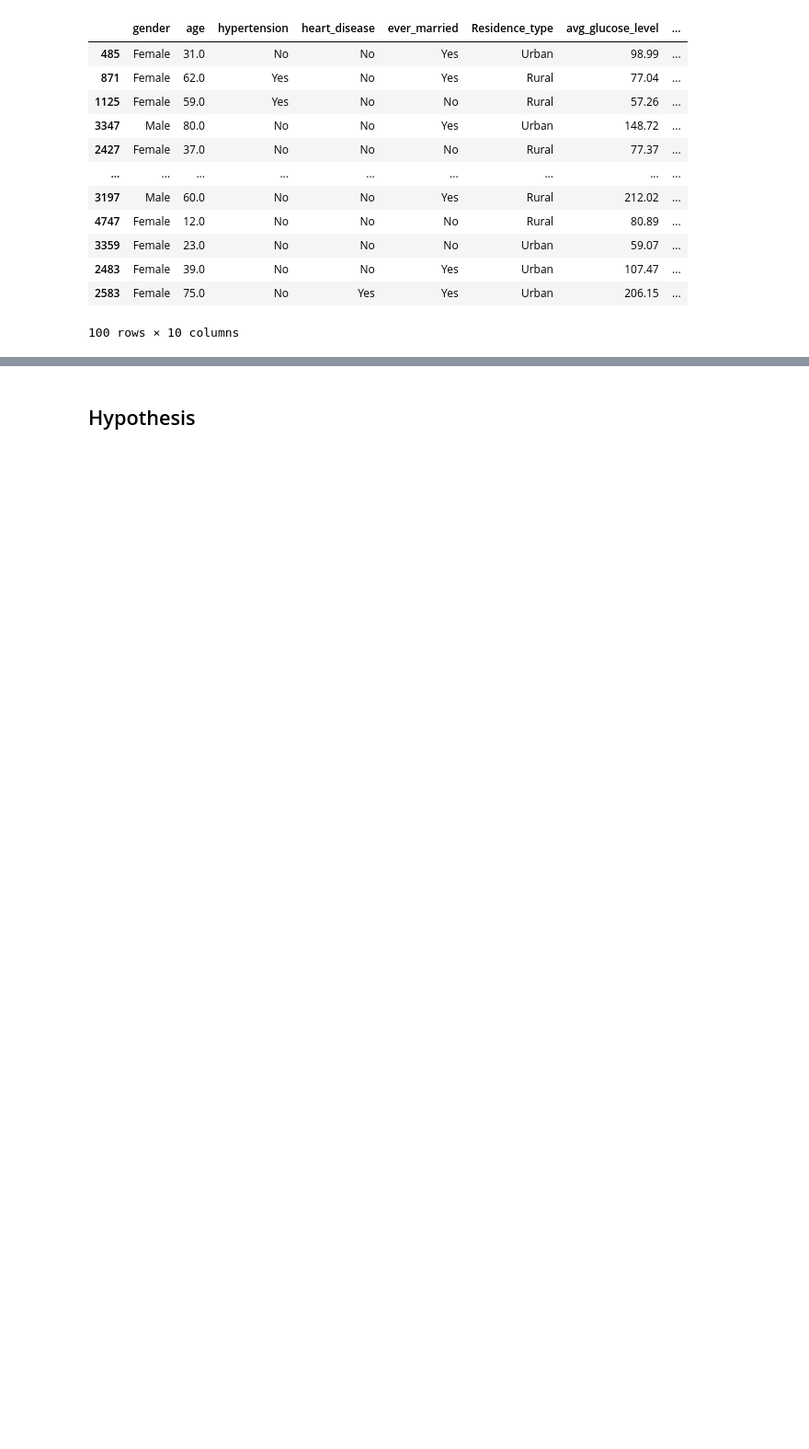
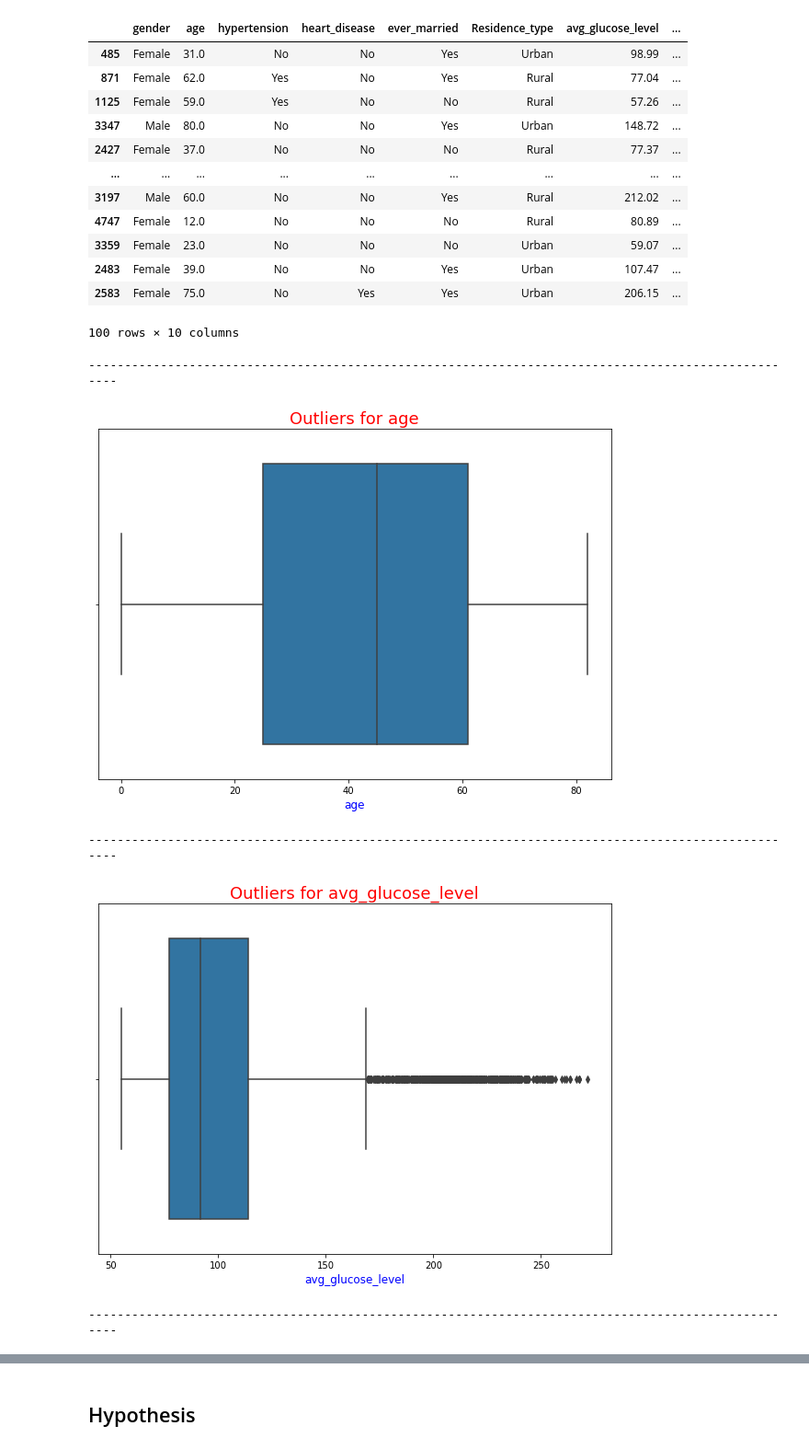
Before and after one commit to iam-niteshhh/IBM_Explanatory_Data_Analysis_for_Machine_Learning, a Jupyter notebook: EDA Assignment.ipynb, the cells around one changed output, grey strips where cells are left out. Shown: that part at 92% size. Cells and saved outputs as stored; diff of their text form; code cells hidden in the pictures; blank space fills up the shorter version.

```diff
--- a/EDA Assignment.ipynb
+++ b/EDA Assignment.ipynb
@@ -281,3 +307,21 @@ sample
 | 2483 | Female | 39.0 | No | No | Yes | Urban | 107.47 | ... |
 | 2583 | Female | 75.0 | No | Yes | Yes | Urban | 206.15 | ... |
 100 rows × 10 columns
+# %%
+def outlier_detection(data,x):
+    plt.figure(figsize=(10,7))
+    plt.title("Outliers for " + x , fontdict={'size':18,'color':'red'})
+    sns.boxplot(data=data,x=x)
+    plt.xlabel(x,fontdict={'size':12,"color":'blue'})
+    print('-'*100)
+    return plt.show()
+# %%
+for i in numerical_col:
+    if i!='id':
+        outlier_detection(stroke_data_replaced,i)
+# %% [output]
+----------------------------------------------------------------------------------------------------
+[figure, added]
+----------------------------------------------------------------------------------------------------
+[figure, added]
+----------------------------------------------------------------------------------------------------
```
Also changed, not shown: parts of 7 cells of this notebook.
